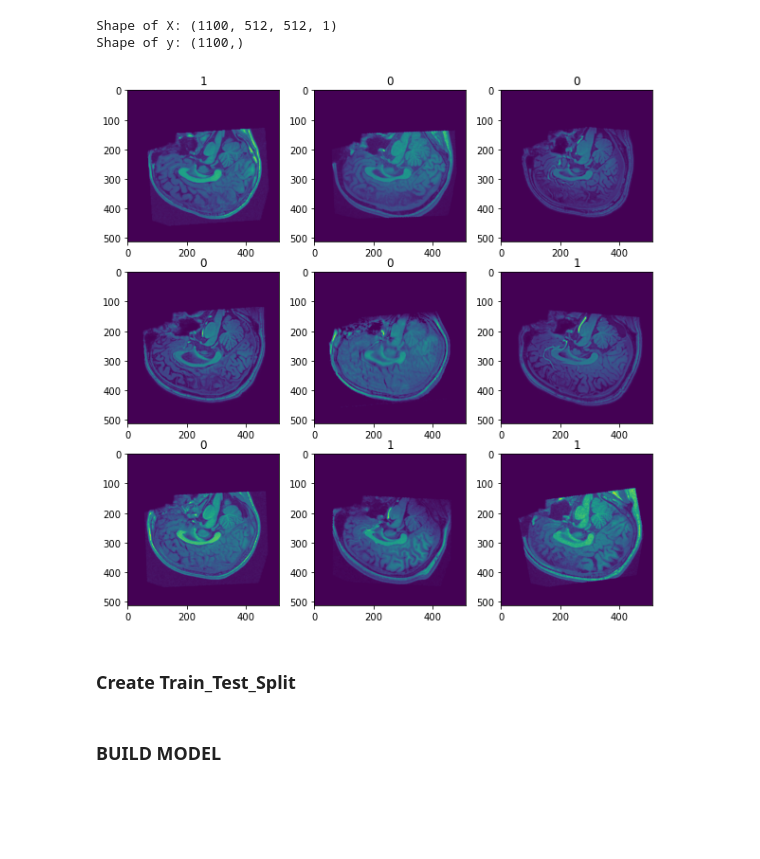
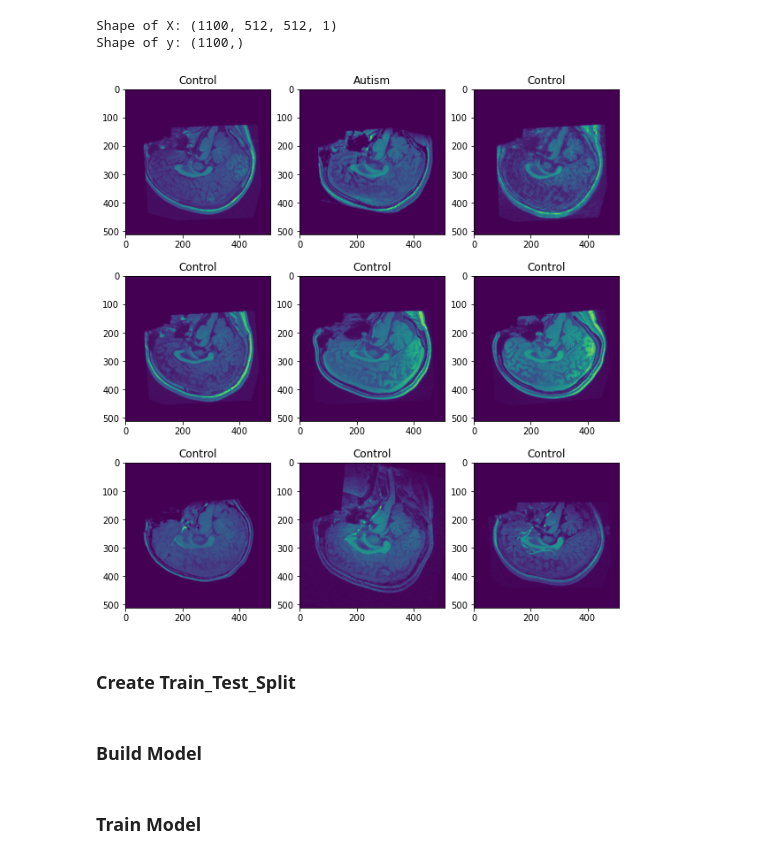
Before and after one commit to avisionary/autism_prediction, a Jupyter notebook: codes/Modeling.ipynb, the cells around one changed output. Drawn from its saved outputs; the diff is of its cells as text; code cells hidden in the pictures; blank space fills up the shorter version.

```diff
--- a/codes/MODEL.ipynb
+++ b/codes/Modeling.ipynb
@@ -25,7 +25,7 @@ import seaborn as sns
 # %% [markdown]
 ### Data Ingestion
 # %%
-df = pd.read_excel("Phenotypic_V1_0b_preprocessed1.xlsx")
+df = pd.read_excel("./csv/Phenotypic_V1_0b_preprocessed1.xlsx")
 df = df[["subject","DX_GROUP"]]
 
 # map 0 to control group and 1 to autism group
@@ -98,19 +98,22 @@ print(f"Shape of y: {y.shape}")
 Shape of X: (1100, 512, 512, 1)
 Shape of y: (1100,)
 # %%
-plt.figure(figsize = (10,10))
+plt.figure(figsize = (10,11))
 for i in range(1,10):
 
     idx = np.random.randint(len(images))
     image, label = X[idx], int(y[idx])
 
-
+    word_label = "Autism" if label == 1 else "Control"
     plt.subplot(3, 3, i)
     im = X[idx]
-    plt.title(label)
+    plt.title(word_label)
     plt.imshow(im)
+
+plt.savefig("../images/3x3_ImageGrid.png")
+plt.show()
 # %% [output]
-[figure, old version]
+[figure, new version]
 # %% [markdown]
 ### Create Train_Test_Split
 # %%
@@ -119,6 +122,6 @@ X_train, X_val, y_train, y_val = train_test_split(X, y, test_size=0.33, random_s
 train_data = (X_train, y_train)
 validation_data = (X_val, y_val)
 # %% [markdown]
-### BUILD MODEL
+### Build Model
 # %%
 name = 'resnet'
@@ -152,2 +156,4 @@ cbs = [
 ]
+# %% [markdown]
+### Train Model
 # %%
```
Also changed, not shown: parts of 5 cells of this notebook, 2 other files.
